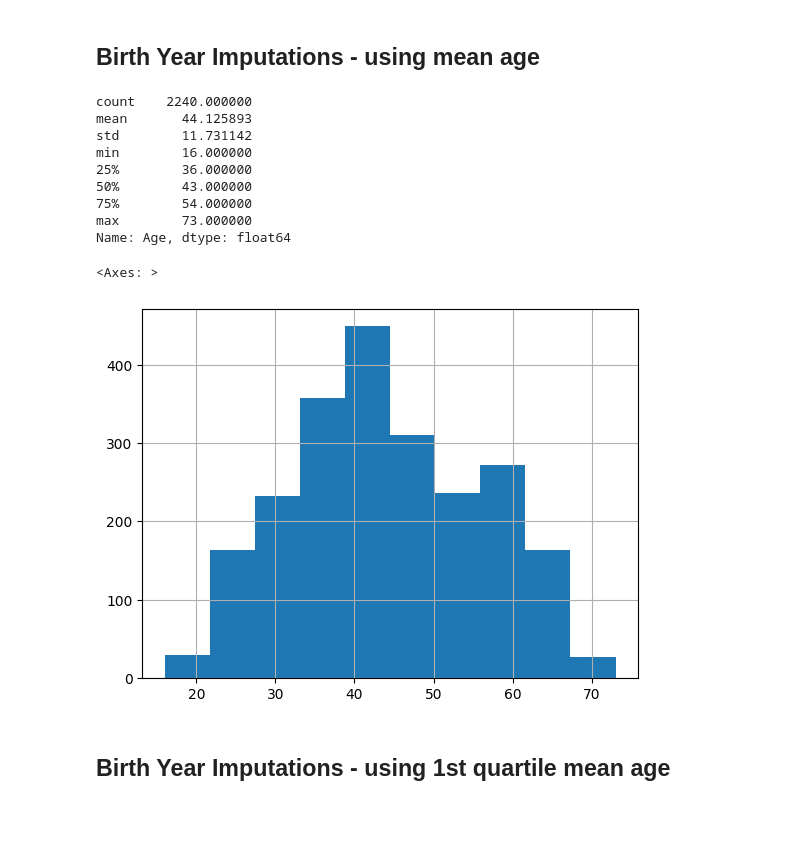
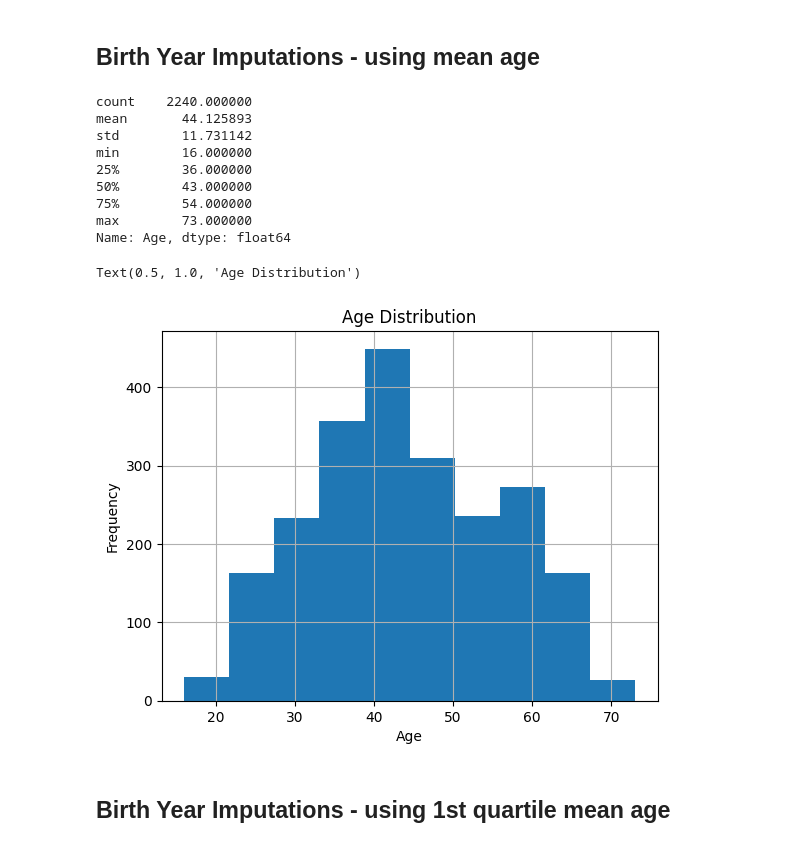
Before and after one commit to OsorioEL/Marketing_Campaign, a Jupyter notebook: Marketing_Campaing.ipynb, the cells around one changed output. Drawn from its saved outputs; the diff is of its cells as text; code cells hidden in the pictures; blank space fills up the shorter version.

```diff
--- a/Marketing_Campaing.ipynb
+++ b/Marketing_Campaing.ipynb
@@ -238,20 +244,23 @@ Name: Age, dtype: float64
 # %%
 mdata_age_outliers_to_mean = mdata.copy()
 mdata_age_outliers_to_mean.loc[mdata_age_outliers_to_mean['Age'] > 100, 'Age'] = int(mdata['Age'].mean())
 print(mdata_age_outliers_to_mean['Age'].describe())
 mdata_age_outliers_to_mean['Age'].hist()
+plt.xlabel('Age')
+plt.ylabel('Frequency')
+plt.title('Age Distribution')
 # %% [output]
 count    2240.000000
 mean       44.125893
 std        11.731142
 min        16.000000
 25%        36.000000
 50%        43.000000
 75%        54.000000
 max        73.000000
 Name: Age, dtype: float64
-<Axes: >
+Text(0.5, 1.0, 'Age Distribution')
-[figure, old version]
+[figure, new version]
 # %% [markdown]
 ## Birth Year Imputations - using 1st quartile mean age
 # %%
```
Also changed, not shown: parts of 23 cells of this notebook.
